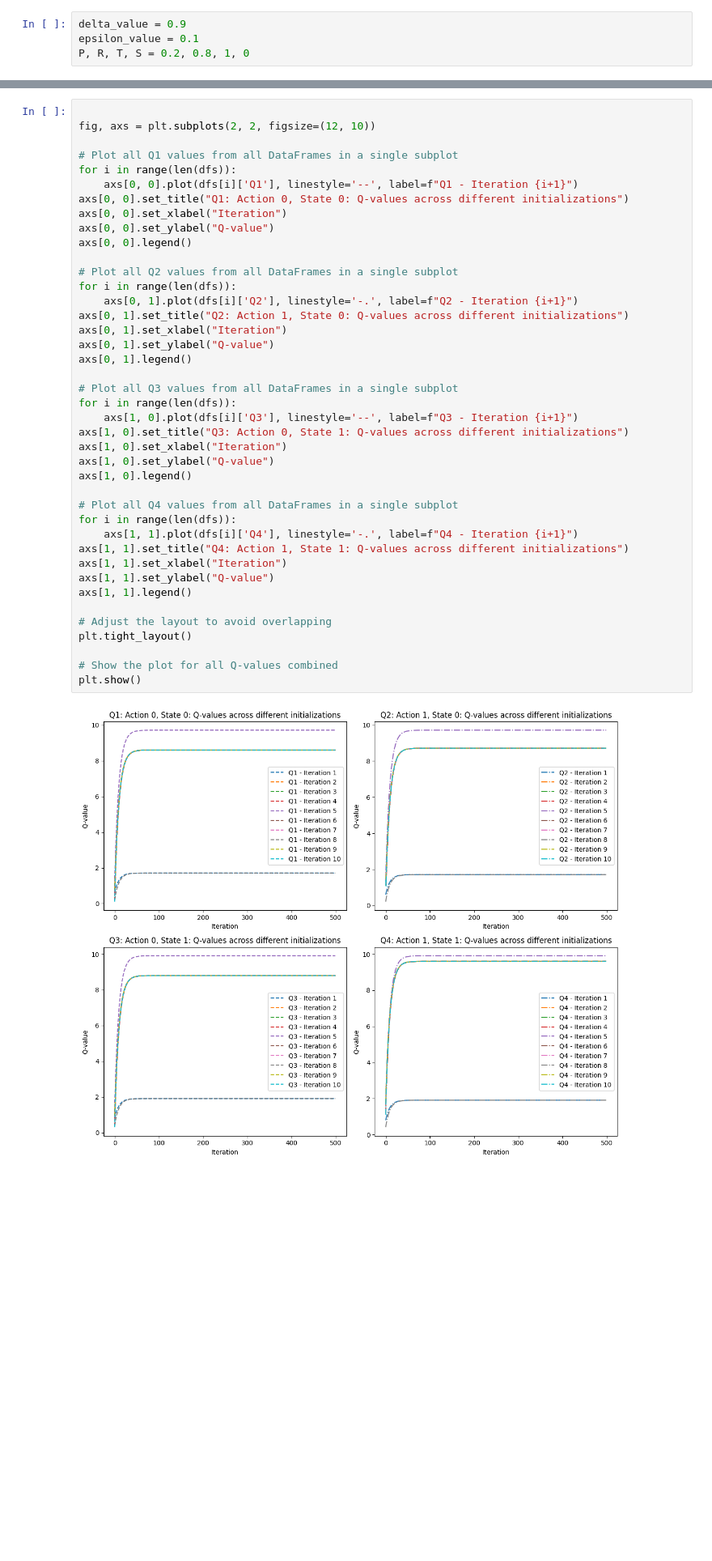
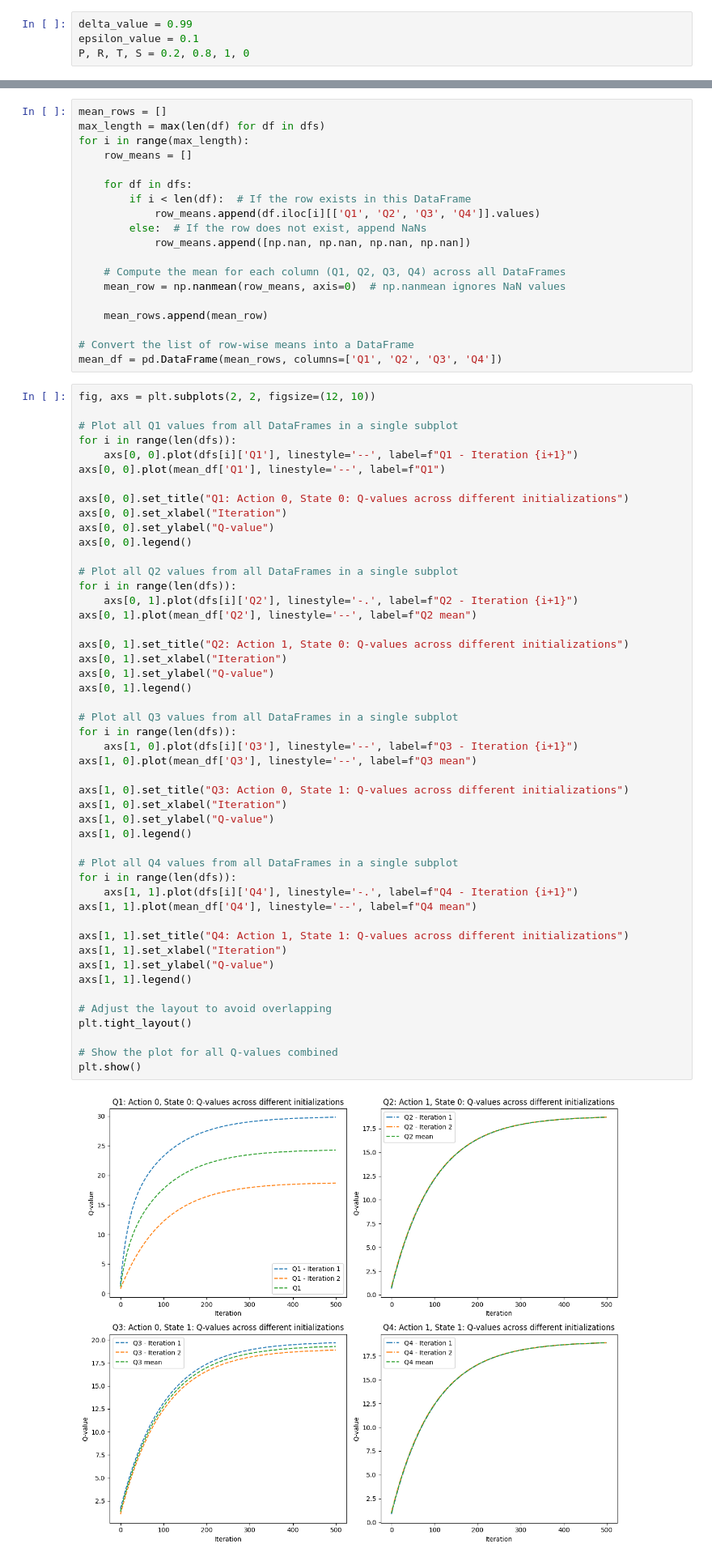
Before and after one commit to AE452/SDES, a Jupyter notebook: SingleAgent_debug_analysis.ipynb, the cells around one changed output, grey strips where cells are left out. Shown at 81% size. Drawn from its saved outputs; the diff is of its cells as text; blank space fills up the shorter version.

Commit message:
changed with nice plots

```diff
--- a/SingleAgent_debug_analysis.ipynb
+++ b/SingleAgent_debug_analysis.ipynb
@@ -5,7 +5,7 @@ from SingleAgent import *
 # %% [markdown]
 ## Theoretical Qlearning values
 # %%
-delta_value = 0.9
+delta_value = 0.99
 epsilon_value = 0.1
 P, R, T, S = 0.2, 0.8, 1, 0
 # %% [markdown]
@@ -61,13 +56,33 @@ Cooperations: 155, Defections: 1184
 qval_inner_value_iteration = solver.check_value_iteration()
 # %%
 dfs = convert_dict_to_mean_df(qval_inner_value_iteration, mean=False)
+# %%
+mean_rows = []
+max_length = max(len(df) for df in dfs)
+for i in range(max_length):
+    row_means = []
+
+    for df in dfs:
+        if i < len(df):  # If the row exists in this DataFrame
+            row_means.append(df.iloc[i][['Q1', 'Q2', 'Q3', 'Q4']].values)
+        else:  # If the row does not exist, append NaNs
+            row_means.append([np.nan, np.nan, np.nan, np.nan])
+
+    # Compute the mean for each column (Q1, Q2, Q3, Q4) across all DataFrames
+    mean_row = np.nanmean(row_means, axis=0)  # np.nanmean ignores NaN values
+
+    mean_rows.append(mean_row)
+
+# Convert the list of row-wise means into a DataFrame
+mean_df = pd.DataFrame(mean_rows, columns=['Q1', 'Q2', 'Q3', 'Q4'])
 # %%
-
 fig, axs = plt.subplots(2, 2, figsize=(12, 10))
 
 # Plot all Q1 values from all DataFrames in a single subplot
 for i in range(len(dfs)):
     axs[0, 0].plot(dfs[i]['Q1'], linestyle='--', label=f"Q1 - Iteration {i+1}")
+axs[0, 0].plot(mean_df['Q1'], linestyle='--', label=f"Q1")
+
 axs[0, 0].set_title("Q1: Action 0, State 0: Q-values across different initializations")
 axs[0, 0].set_xlabel("Iteration")
 axs[0, 0].set_ylabel("Q-value")
@@ -76,31 +91,37 @@ axs[0, 0].legend()
 # Plot all Q2 values from all DataFrames in a single subplot
 for i in range(len(dfs)):
     axs[0, 1].plot(dfs[i]['Q2'], linestyle='-.', label=f"Q2 - Iteration {i+1}")
+axs[0, 1].plot(mean_df['Q2'], linestyle='--', label=f"Q2 mean")
+
 axs[0, 1].set_title("Q2: Action 1, State 0: Q-values across different initializations")
 axs[0, 1].set_xlabel("Iteration")
 axs[0, 1].set_ylabel("Q-value")
 axs[0, 1].legend()
 
 # Plot all Q3 values from all DataFrames in a single subplot
 for i in range(len(dfs)):
     axs[1, 0].plot(dfs[i]['Q3'], linestyle='--', label=f"Q3 - Iteration {i+1}")
+axs[1, 0].plot(mean_df['Q3'], linestyle='--', label=f"Q3 mean")
+
 axs[1, 0].set_title("Q3: Action 0, State 1: Q-values across different initializations")
 axs[1, 0].set_xlabel("Iteration")
 axs[1, 0].set_ylabel("Q-value")
 axs[1, 0].legend()
 
 # Plot all Q4 values from all DataFrames in a single subplot
 for i in range(len(dfs)):
     axs[1, 1].plot(dfs[i]['Q4'], linestyle='-.', label=f"Q4 - Iteration {i+1}")
+axs[1, 1].plot(mean_df['Q4'], linestyle='--', label=f"Q4 mean")
+
 axs[1, 1].set_title("Q4: Action 1, State 1: Q-values across different initializations")
 axs[1, 1].set_xlabel("Iteration")
 axs[1, 1].set_ylabel("Q-value")
 axs[1, 1].legend()
 
 # Adjust the layout to avoid overlapping
 plt.tight_layout()
 
 # Show the plot for all Q-values combined
 plt.show()
 # %% [output]
-[figure, old version]
+[figure, new version]
```
Also changed, not shown: parts of 3 cells of this notebook.
